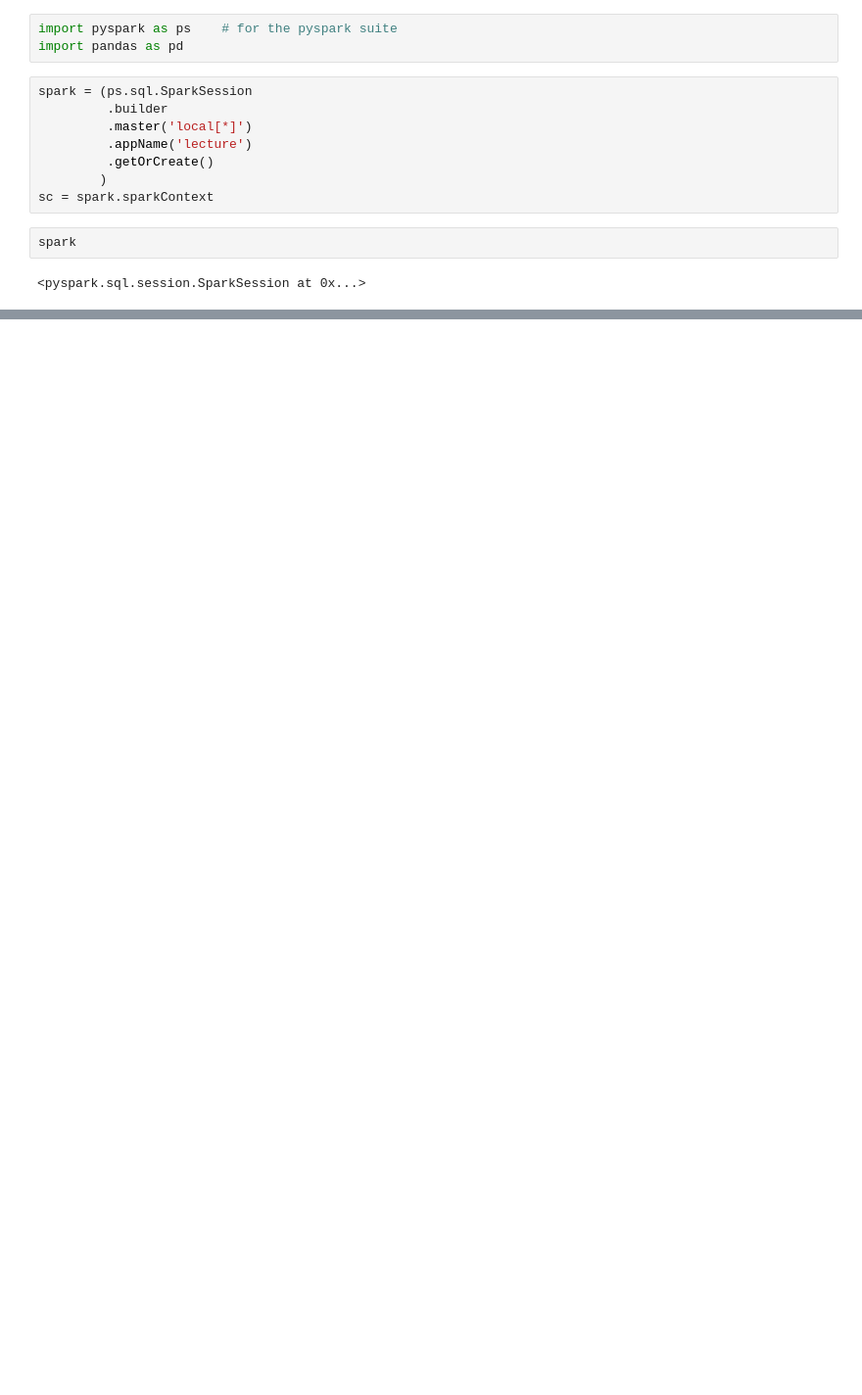
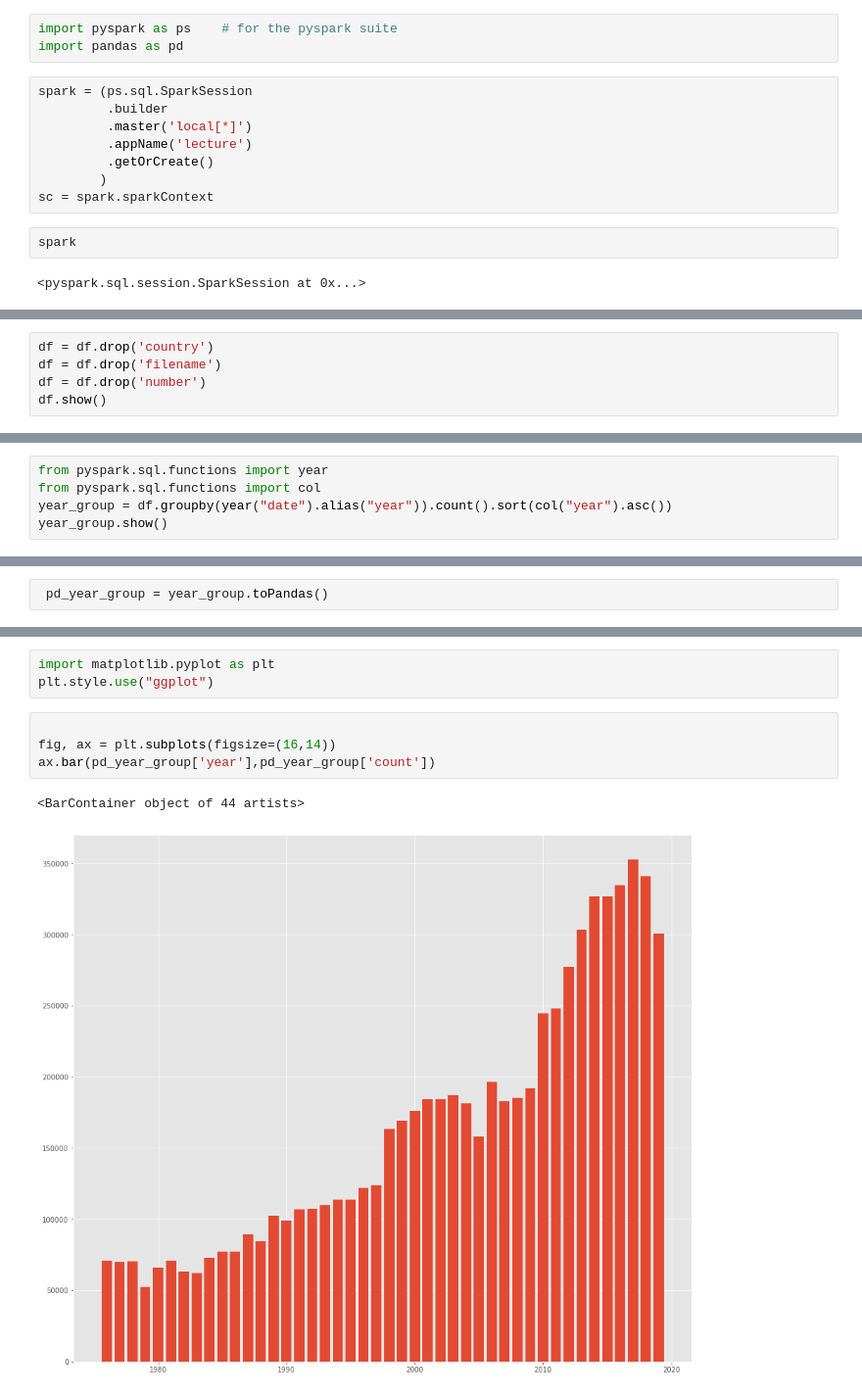
Before and after one commit to LawrenceGlenn/Exploration_of_Patent_Data, a Jupyter notebook: Topic_Analysis_by_year.ipynb, the cells around one changed output, grey strips where cells are left out. Shown at 98% size. Drawn from its saved outputs; the diff is of its cells as text; blank space fills up the shorter version.

Commit message:
plots of patents over time (by year)

```diff
--- a/Topic_Analysis_by_year.ipynb
+++ b/Topic_Analysis_by_year.ipynb
@@ -29,0 +43,5 @@ df.printSchema()
+# %%
+df = df.drop('country')
+df = df.drop('filename')
+df = df.drop('number')
+df.show()
@@ -29,0 +66,5 @@ df.printSchema()
+# %%
+from pyspark.sql.functions import year
+from pyspark.sql.functions import col
+year_group = df.groupby(year("date").alias("year")).count().sort(col("year").asc())
+year_group.show()
@@ -29,0 +93,2 @@ df.printSchema()
+# %%
+ pd_year_group = year_group.toPandas()
@@ -29,0 +104,10 @@ df.printSchema()
+# %%
+import matplotlib.pyplot as plt
+plt.style.use("ggplot")
+# %%
+
+fig, ax = plt.subplots(figsize=(16,14))
+ax.bar(pd_year_group['year'],pd_year_group['count'])
+# %% [output]
+<BarContainer object of 44 artists>
+[figure, added]
```
Also changed, not shown: parts of 20 cells of this notebook.
